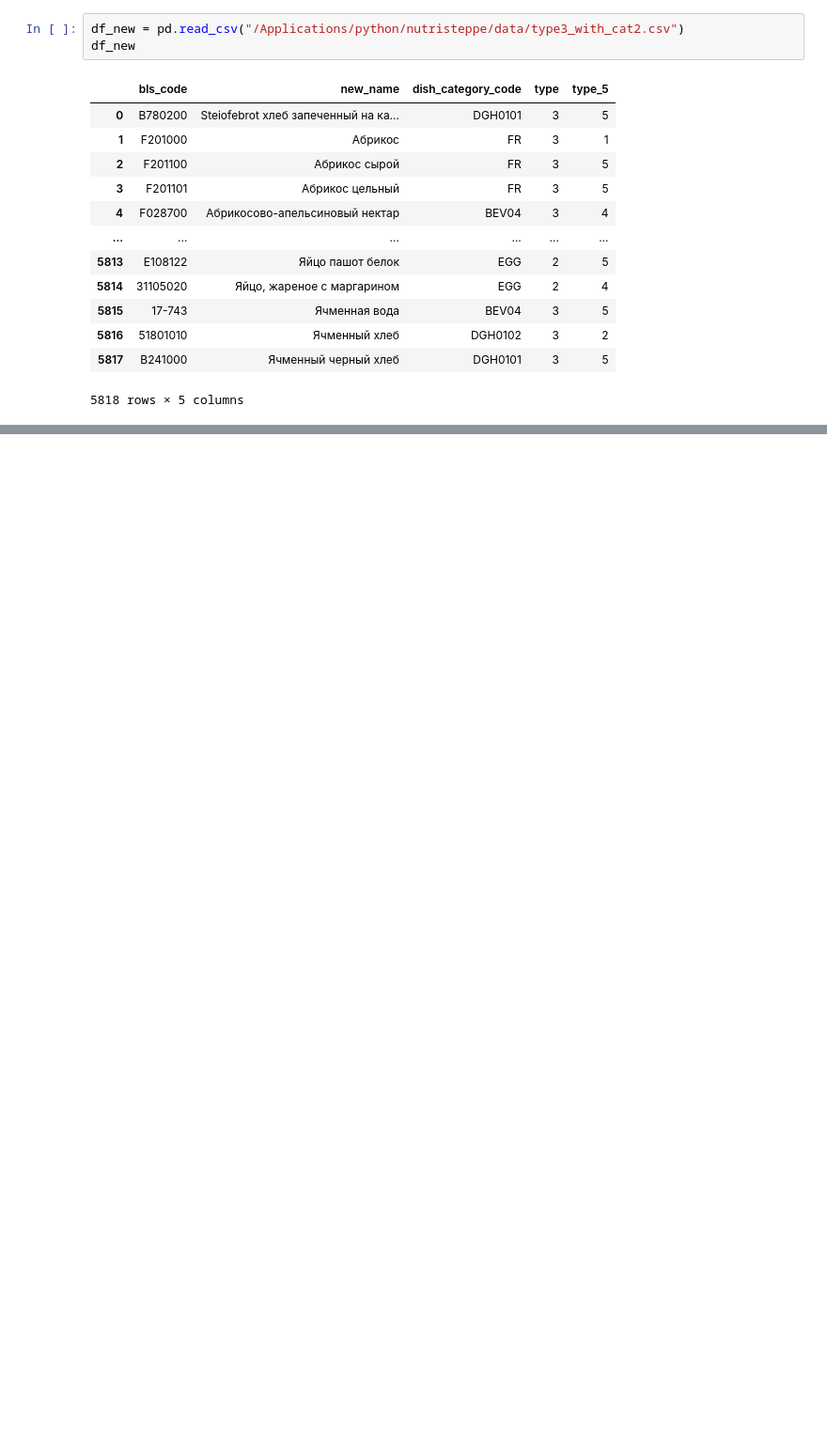
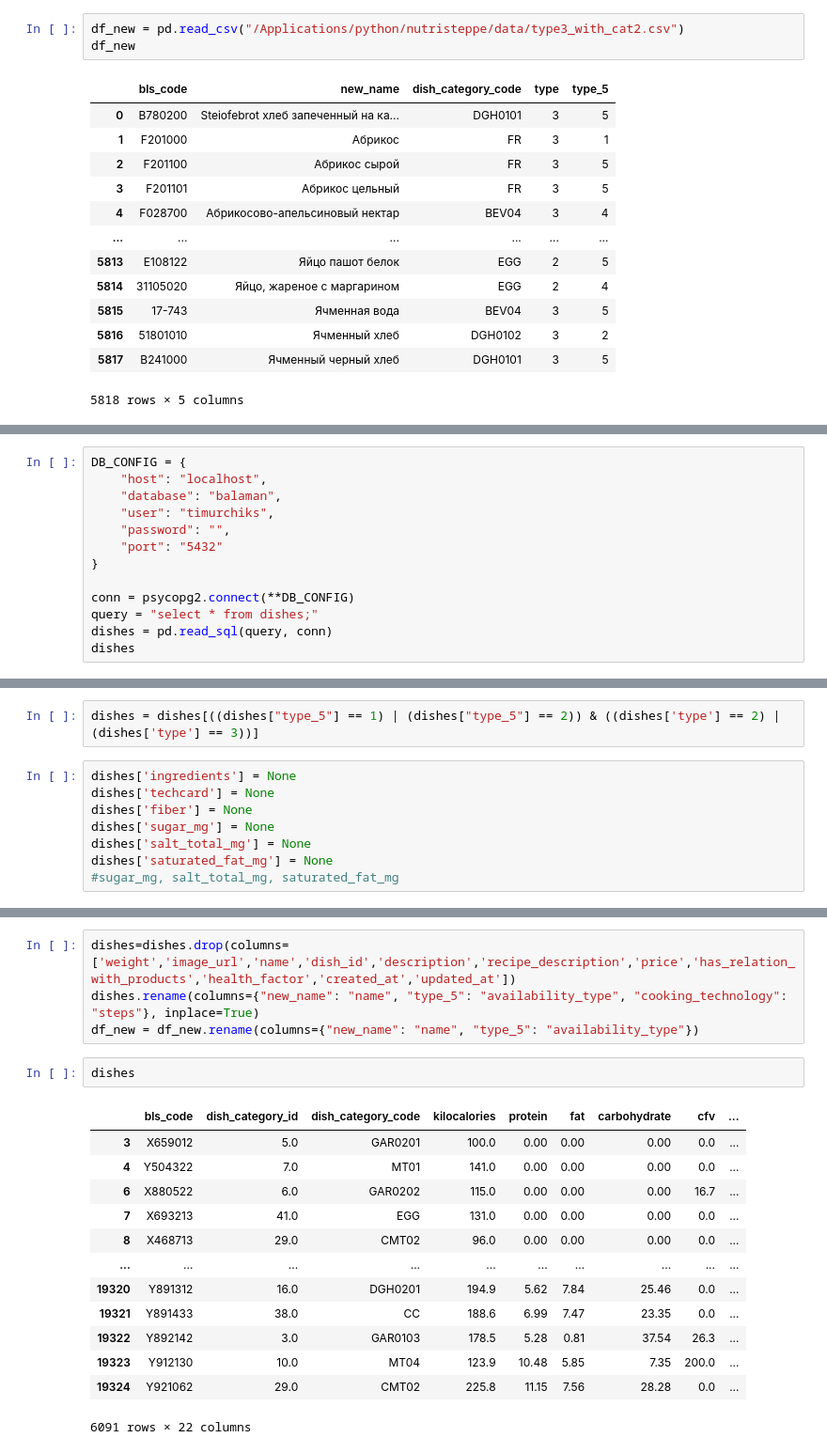
Before and after one commit to timurchiksss/nutristeppe, a Jupyter notebook: joiner.ipynb, the cells around one changed output, grey strips where cells are left out. Shown at 94% size. Saved outputs shown, nothing was run; the diff lists cells and outputs as text; blank space fills up the shorter version.

```diff
--- a/joiner.ipynb
+++ b/joiner.ipynb
@@ -286,0 +90,13 @@ print("Данные успешно перенесены!")
+# %%
+DB_CONFIG = {
+    "host": "localhost",
+    "database": "balaman",
+    "user": "timurchiks",
+    "password": "",
+    "port": "5432"
+}
+
+conn = psycopg2.connect(**DB_CONFIG)
+query = "select * from dishes;"
+dishes = pd.read_sql(query, conn)
+dishes
@@ -286,0 +117,10 @@ print("Данные успешно перенесены!")
+# %%
+dishes = dishes[((dishes["type_5"] == 1) | (dishes["type_5"] == 2)) & ((dishes['type'] == 2) | (dishes['type'] == 3))]
+# %%
+dishes['ingredients'] = None
+dishes['techcard'] = None
+dishes['fiber'] = None
+dishes['sugar_mg'] = None
+dishes['salt_total_mg'] = None
+dishes['saturated_fat_mg'] = None
+#sugar_mg, salt_total_mg, saturated_fat_mg
@@ -286,0 +145,20 @@ print("Данные успешно перенесены!")
+# %%
+dishes=dishes.drop(columns=['weight','image_url','name','dish_id','description','recipe_description','price','has_relation_with_products','health_factor','created_at','updated_at'])
+dishes.rename(columns={"new_name": "name", "type_5": "availability_type", "cooking_technology": "steps"}, inplace=True)
+df_new = df_new.rename(columns={"new_name": "name", "type_5": "availability_type"})
+# %%
+dishes
+# %% [output]
+|  | bls_code | dish_category_id | dish_category_code | kilocalories | protein | fat | carbohydrate | cfv | ... |
+| 3 | X659012 | 5.0 | GAR0201 | 100.0 | 0.00 | 0.00 | 0.00 | 0.0 | ... |
+| 4 | Y504322 | 7.0 | MT01 | 141.0 | 0.00 | 0.00 | 0.00 | 0.0 | ... |
+| 6 | X880522 | 6.0 | GAR0202 | 115.0 | 0.00 | 0.00 | 0.00 | 16.7 | ... |
+| 7 | X693213 | 41.0 | EGG | 131.0 | 0.00 | 0.00 | 0.00 | 0.0 | ... |
+| 8 | X468713 | 29.0 | CMT02 | 96.0 | 0.00 | 0.00 | 0.00 | 0.0 | ... |
+| ... | ... | ... | ... | ... | ... | ... | ... | ... | ... |
+| 19320 | Y891312 | 16.0 | DGH0201 | 194.9 | 5.62 | 7.84 | 25.46 | 0.0 | ... |
+| 19321 | Y891433 | 38.0 | CC | 188.6 | 6.99 | 7.47 | 23.35 | 0.0 | ... |
+| 19322 | Y892142 | 3.0 | GAR0103 | 178.5 | 5.28 | 0.81 | 37.54 | 26.3 | ... |
+| 19323 | Y912130 | 10.0 | MT04 | 123.9 | 10.48 | 5.85 | 7.35 | 200.0 | ... |
+| 19324 | Y921062 | 29.0 | CMT02 | 225.8 | 11.15 | 7.56 | 28.28 | 0.0 | ... |
+6091 rows × 22 columns
```
Also changed, not shown: parts of 41 cells of this notebook, 2 other files.
